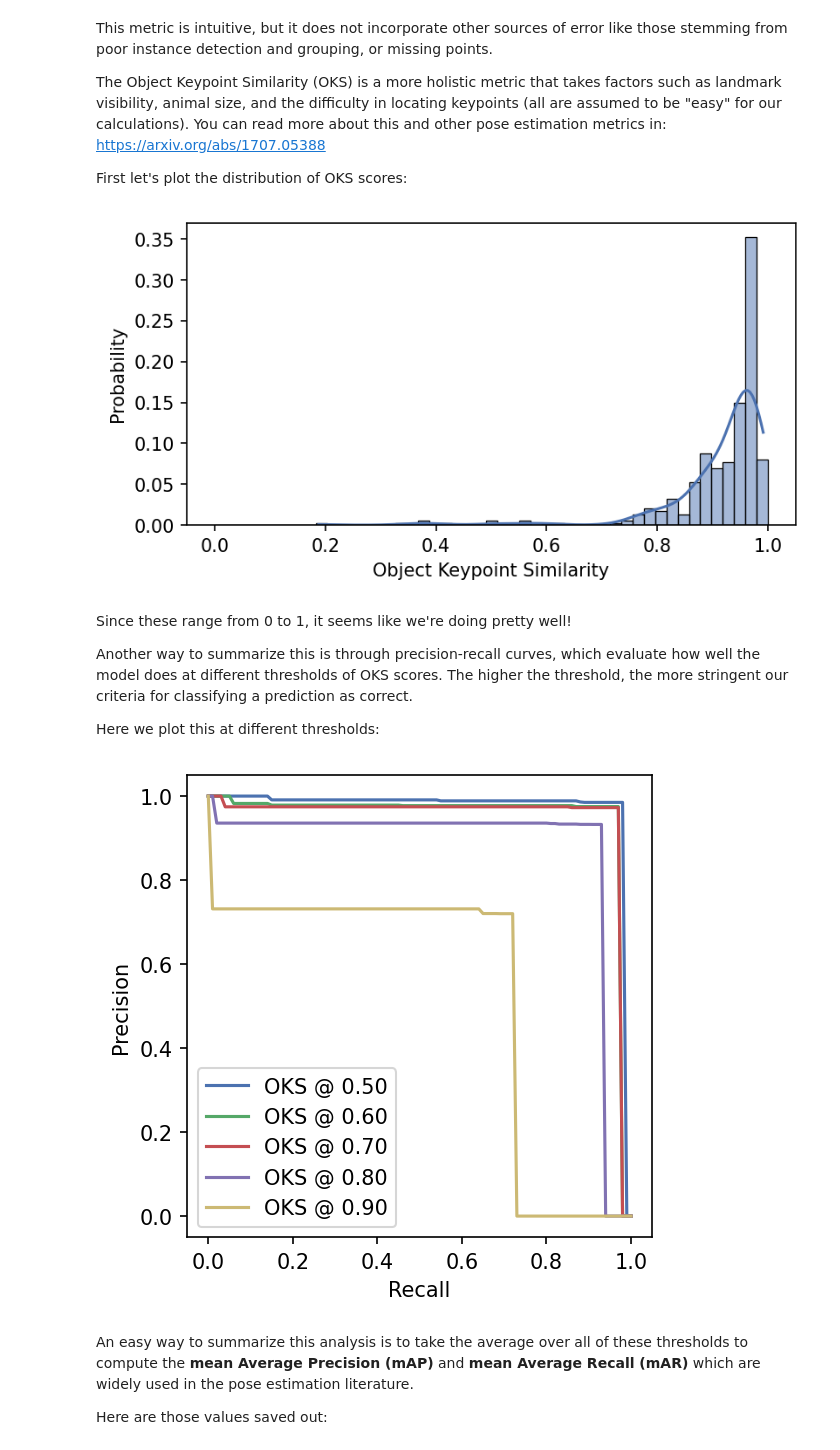
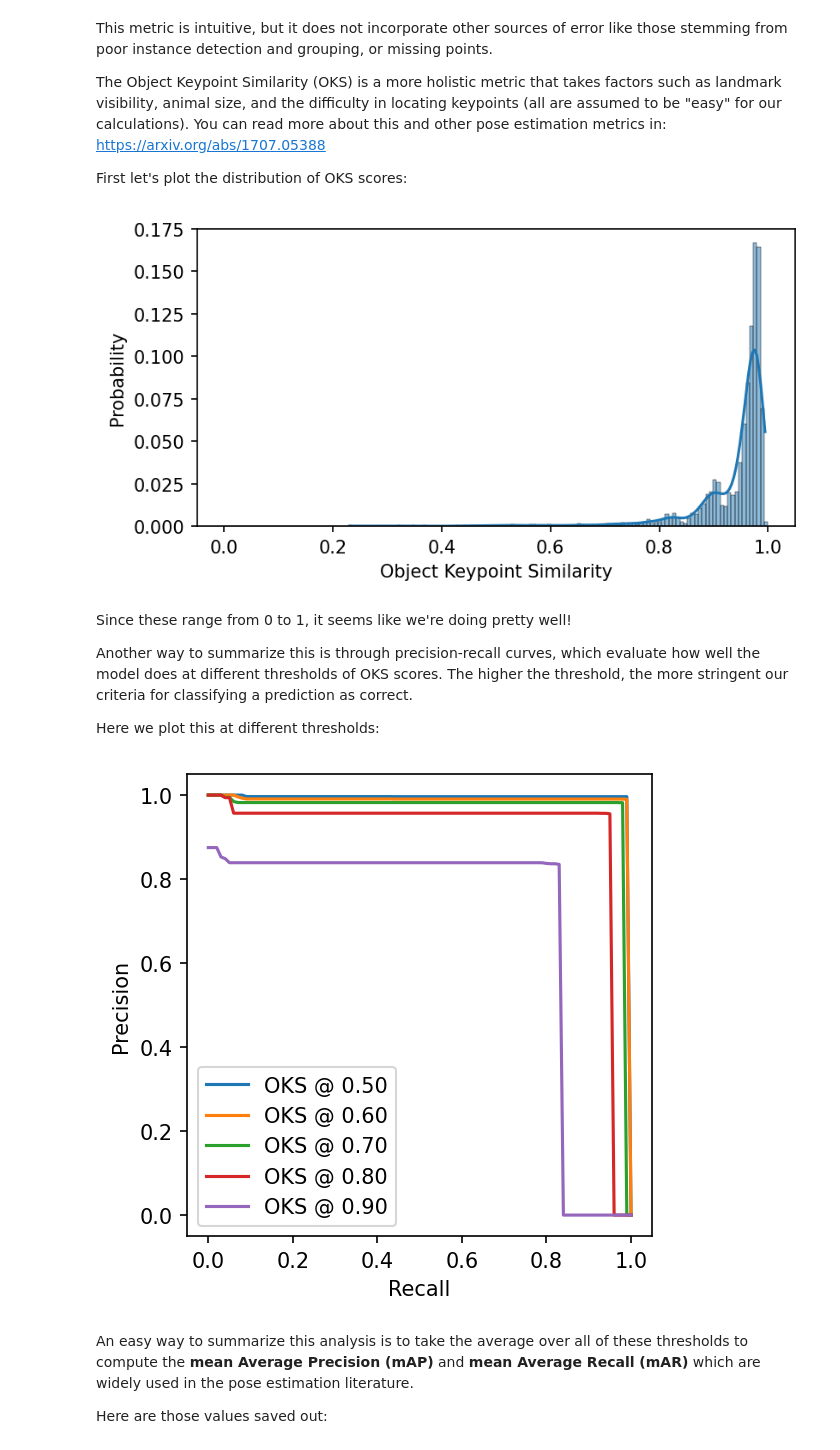
Before and after one commit to talmolab/sleap-core-docs, a Jupyter notebook: docs/notebooks/Model_evaluation.ipynb, the cells around one changed output. Drawn from its saved outputs; the diff is of its cells as text; code cells hidden in the pictures.

Commit message:
Update model evaluation notebook

```diff
--- a/docs/notebooks/Model_evaluation.ipynb
+++ b/docs/notebooks/Model_evaluation.ipynb
@@ -64,6 +78,6 @@ Loading the metrics for the validation split of the model we can see all of the
 # %%
 import sleap_nn
 
-metrics = sleap_nn.evaluation.load_metrics("td_fast.210505_012601.centered_instance.n=1800/metrics.test.npz")
+metrics = sleap_nn.evaluation.load_metrics("td_fast.centered_instance.n=1800/train_0_pred_metrics.npz")
 print("\n".join(metrics.keys()))
 # %% [output]
@@ -94,10 +114,10 @@ The Object Keypoint Similarity (OKS) is a more holistic metric that takes factor
 First let's plot the distribution of OKS scores:
 # %%
 plt.figure(figsize=(6, 3), dpi=150, facecolor="w")
-sns.histplot(metrics["oks_voc.match_scores"].flatten(), binrange=(0, 1), kde=True, kde_kws={"clip": (0, 1)}, stat="probability")
+sns.histplot(metrics["voc_metrics"]["oks_voc.match_scores"].flatten(), binrange=(0, 1), kde=True, kde_kws={"clip": (0, 1)}, stat="probability")
 plt.xlabel("Object Keypoint Similarity");
 # %% [output]
-[figure, old version]
+[figure, new version]
 # %% [markdown]
 Since these range from 0 to 1, it seems like we're doing pretty well!
 
@@ -106,13 +126,13 @@ Another way to summarize this is through precision-recall curves, which evaluate
 Here we plot this at different thresholds:
 # %%
 plt.figure(figsize=(4, 4), dpi=150, facecolor="w")
-for precision, thresh in zip(metrics["oks_voc.precisions"][::2], metrics["oks_voc.match_score_thresholds"][::2]):
-    plt.plot(metrics["oks_voc.recall_thresholds"], precision, "-", label=f"OKS @ {thresh:.2f}")
+for precision, thresh in zip(metrics["voc_metrics"]['oks_voc.precisions'][::2], metrics["voc_metrics"]["oks_voc.match_score_thresholds"][::2]):
+    plt.plot(metrics["voc_metrics"]["oks_voc.recall_thresholds"], precision, "-", label=f"OKS @ {thresh:.2f}")
 plt.xlabel("Recall")
 plt.ylabel("Precision")
 plt.legend(loc="lower left");
 # %% [output]
-[figure, old version]
+[figure, new version]
 # %% [markdown]
 An easy way to summarize this analysis is to take the average over all of these thresholds to compute the **mean Average Precision (mAP)** and **mean Average Recall (mAR)** which are widely used in the pose estimation literature.
 
```
Also changed, not shown: parts of 10 cells of this notebook.
